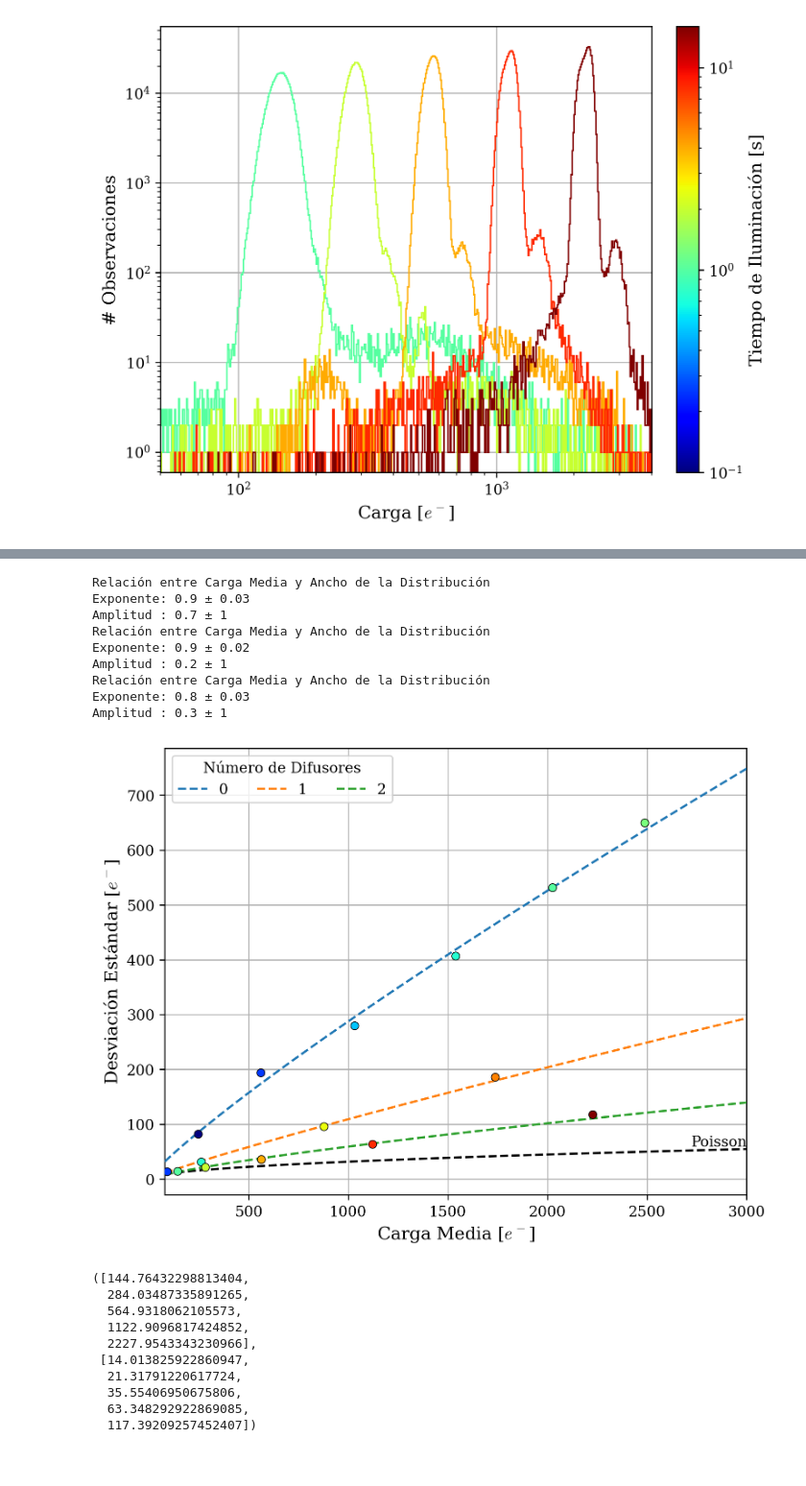
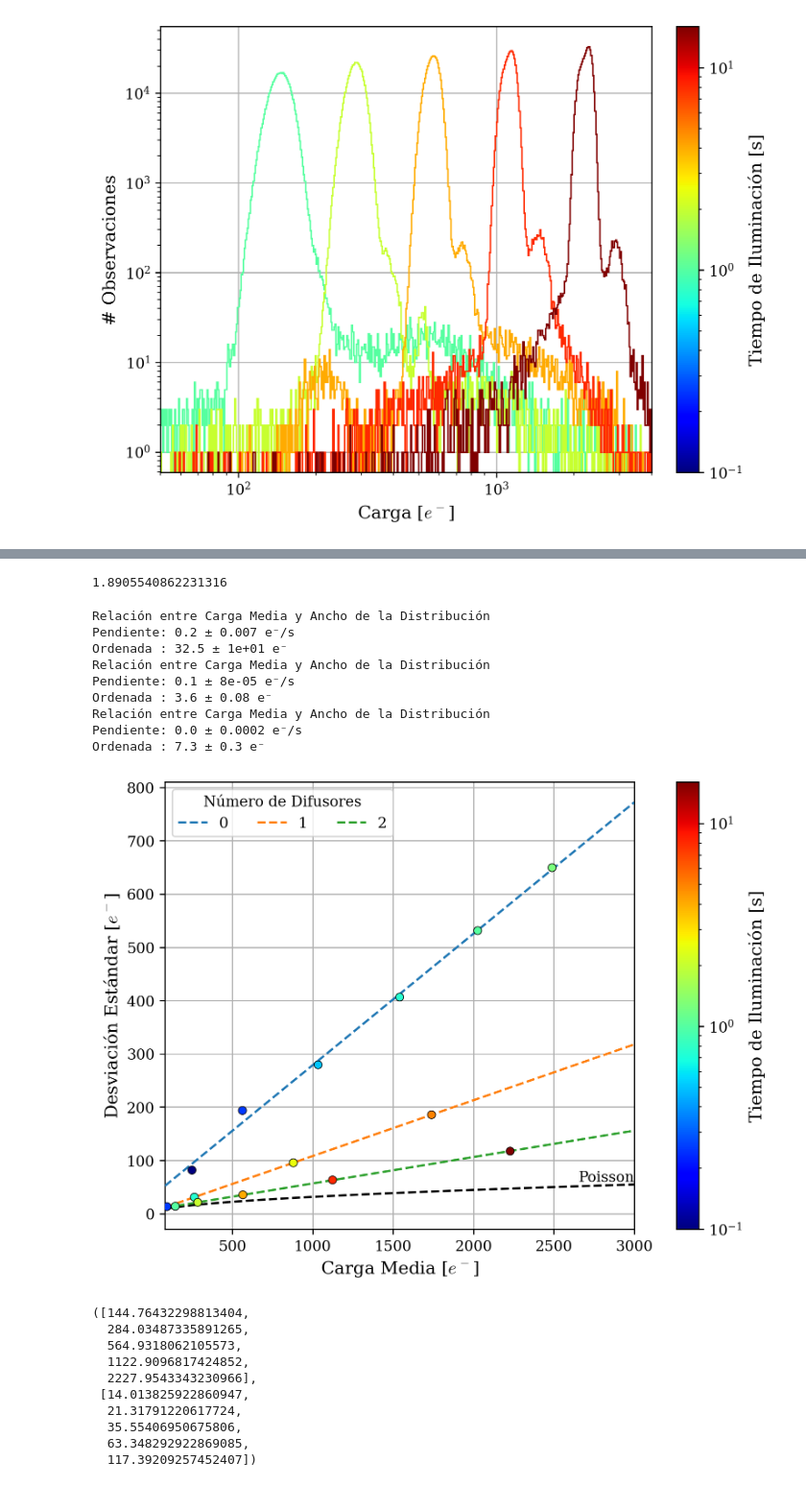
Before and after one commit to agustinbrusco/LAMBDA_Hub, a Jupyter notebook: skipper_image_analysis/ilumination_analysis.ipynb, the cells around one changed output, grey strips where cells are left out. Shown at 96% size. Saved outputs shown, nothing was run; the diff lists cells and outputs as text; code cells hidden in the pictures.

```diff
--- a/skipper_image_analysis/ilumination_analysis.ipynb
+++ b/skipper_image_analysis/ilumination_analysis.ipynb
@@ -152,3 +218,7 @@ plt.show()
+# %%
+ancho_dist/np.sqrt(carga_media)
+# %% [output]
+1.8905540862231316
 # %%
 fig, ax = plt.subplots(1, 1, constrained_layout=True)
 x_dense = np.linspace(80, 3000, 1000)
@@ -166,6 +236,7 @@ for nfilms in [0, 1, 2]:
     carga_media = []
     error_media = []
     ancho_dist = []
+    error_ancho = []
     for exp_time in exposure_times:
         lighted_image = fits.open(f'{data_dir}/{sgn_files[f"{nfilms}film"][exp_time]}')
         lighted_image = correct_overscan(lighted_image)
@@ -201,10 +272,12 @@ for nfilms in [0, 1, 2]:
             carga_media.append(popt[0])
             error_media.append(perr[0])
             ancho_dist.append(popt[1])
+            error_ancho.append(perr[1])
         else:
             carga_media.append(test_data.mean())
             error_media.append(test_data.std() / np.sqrt(len(test_data)))
             ancho_dist.append(test_data.std())
+            error_ancho.append(test_data.std() / np.sqrt(len(test_data)))
 
     ax.scatter(
         carga_media,
@@ -219,6 +292,7 @@ for nfilms in [0, 1, 2]:
         carga_media,
         ancho_dist,
         xerr=error_media,
+        yerr=error_ancho,
         fmt="none",
         ecolor="k",
         capsize=2,
@@ -226,50 +300,54 @@ for nfilms in [0, 1, 2]:
     )
     popt, pcov = curve_fit(
         lambda x, a, b: a * x + b,
-        np.log(carga_media), np.log(ancho_dist),
-        # carga_media, ancho_dist,
+        # np.log(carga_media), np.log(ancho_dist),
+        carga_media, ancho_dist,
     )
     perr = np.sqrt(np.diag(pcov))
     print("Relación entre Carga Media y Ancho de la Distribución")
-    print(f"Exponente: {popt[0]:.1f} ± {perr[0]:.1g}")
-    print(f"Amplitud : {np.exp(popt[1]):.1f} ± {np.exp(perr[1]):.1g}")
-    # print(f"Pendiente: {popt[0]:.1f} ± {perr[0]:.1g} e⁻/s")
-    # print(f"Ordenada : {popt[1]:.1f} ± {perr[1]:.1g} e⁻")
+    # print(f"Exponente: {popt[0]:.1f} ± {perr[0]:.1g}")
+    # print(f"Amplitud : {np.exp(popt[1]):.1f} ± {np.exp(perr[1]):.1g}")
+    print(f"Pendiente: {popt[0]:.1f} ± {perr[0]:.1g} e⁻/s")
+    print(f"Ordenada : {popt[1]:.1f} ± {perr[1]:.1g} e⁻")
     ax.plot(
         x_dense,
-        np.exp(popt[1]) * x_dense**popt[0],
-        # popt[0] * x_dense + popt[1],
+        # np.exp(popt[1]) * x_dense**popt[0],
+        popt[0] * x_dense + popt[1],
         linestyle="--",
         zorder=3,
         label=f"{nfilms}",
     )
 
 
 poisson = np.sqrt(x_dense)
 ax.plot(x_dense, poisson, "--", c="black")
 ax.text(x_dense[-1], poisson[-1], "Poisson", ha="right", va="bottom", color="black")
 ax.legend(
     title="Número de Difusores", ncol=3, loc="upper left", bbox_to_anchor=(0, 1.0)
 )
 ax.grid(True)
 ax.set_xlabel(f"Carga Media [$e^-$]")
 ax.set_xlim(80, 3000)
 ax.set_ylabel(f"Desviación Estándar [$e^-$]")
 # ax.set_ylim(0, 425)
 # ax.set_xscale("log")
 # ax.set_yscale("log")
+plt.colorbar(
+    EXP_TIME_CMAP, label="Tiempo de Iluminación [s]", ax=ax,
+    # orientation="horizontal", location="top",
+)
 plt.show()
 # %% [output]
 Relación entre Carga Media y Ancho de la Distribución
-Exponente: 0.9 ± 0.03
-Amplitud : 0.7 ± 1
+Pendiente: 0.2 ± 0.007 e⁻/s
+Ordenada : 32.5 ± 1e+01 e⁻
 Relación entre Carga Media y Ancho de la Distribución
-Exponente: 0.9 ± 0.02
-Amplitud : 0.2 ± 1
+Pendiente: 0.1 ± 8e-05 e⁻/s
+Ordenada : 3.6 ± 0.08 e⁻
 Relación entre Carga Media y Ancho de la Distribución
-Exponente: 0.8 ± 0.03
-Amplitud : 0.3 ± 1
+Pendiente: 0.0 ± 0.0002 e⁻/s
+Ordenada : 7.3 ± 0.3 e⁻
-[figure, old version]
+[figure, new version]
 # %%
 carga_media, ancho_dist
 # %% [output]
```
Also changed, not shown: parts of 2 cells of this notebook.
